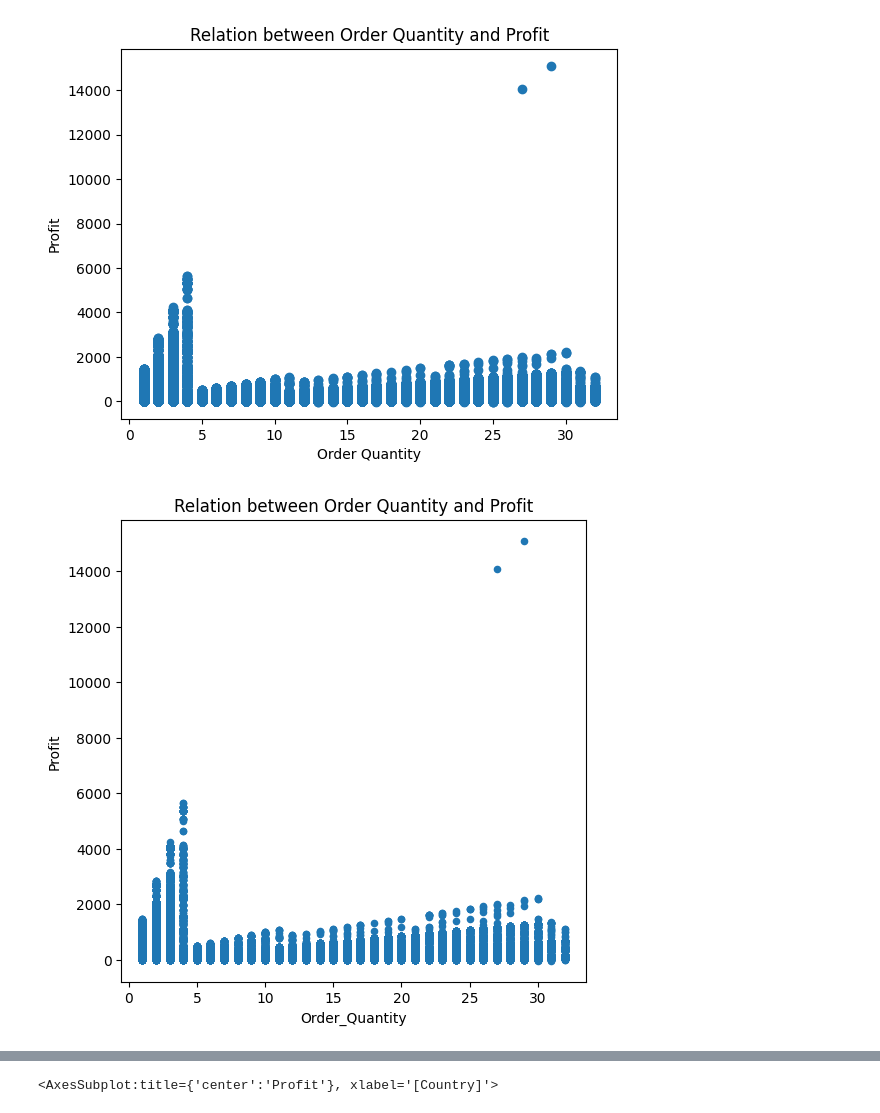
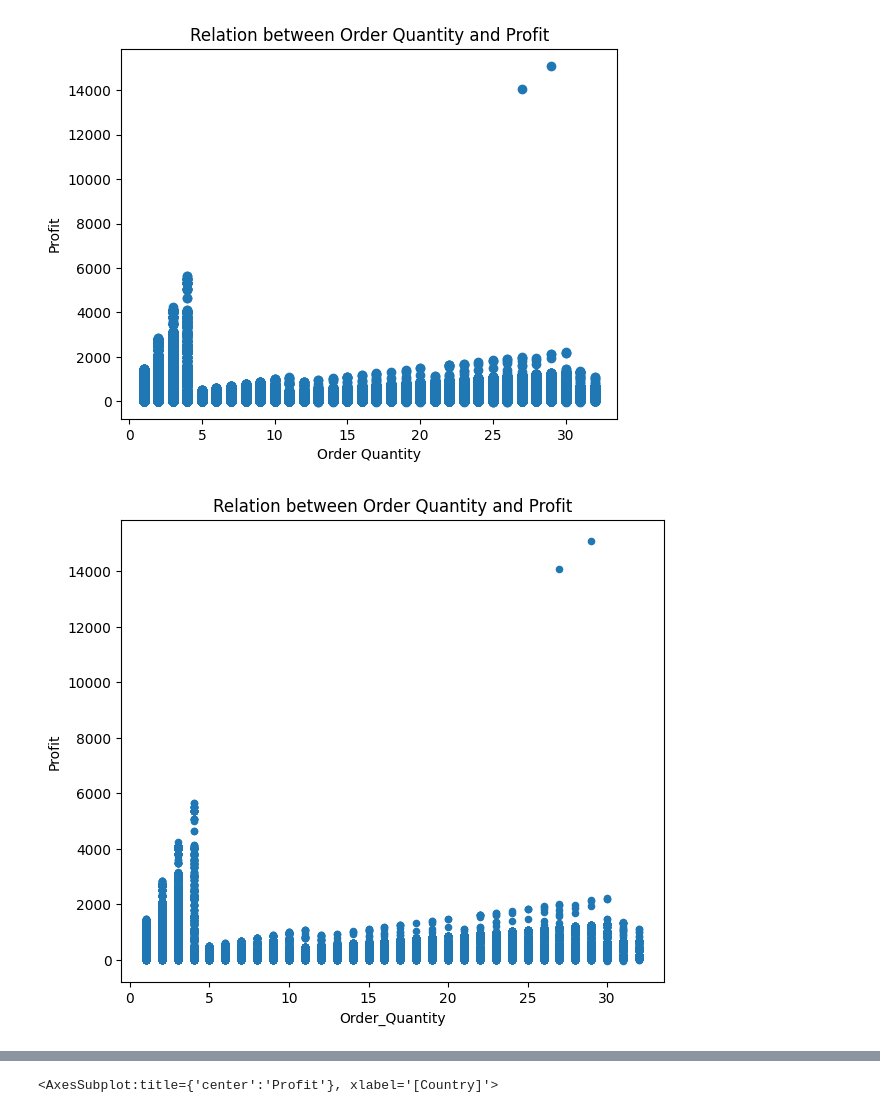
Before and after one commit to abeflores/Data_Analysis_with_Python, a Jupyter notebook: Bike_Store_Sales.ipynb, the cells around one changed output, grey strips where cells are left out. Cells and saved outputs as stored; diff of their text form; code cells hidden in the pictures.

```diff
--- a/Bike_Store_Sales.ipynb
+++ b/Bike_Store_Sales.ipynb
@@ -232,11 +245,11 @@ plt.show()
 # %% [output]
 [figure]
 # %%
-sales.plot(kind='scatter', x='Order_Quantity', y='Profit', figsize=(6,6))
+sales.plot(kind='scatter', x='Order_Quantity', y='Profit', figsize=(7,6))
 plt.title('Relation between Order Quantity and Profit')
 plt.show()
 # %% [output]
-[figure, old version]
+[figure, new version]
 # %% [markdown]
 ![green-divider](https://user-images.githubusercontent.com/7065401/52071924-c003ad80-2562-11e9-8297-1c6595f8a7ff.png)
 
```
Also changed, not shown: parts of 9 cells of this notebook.
